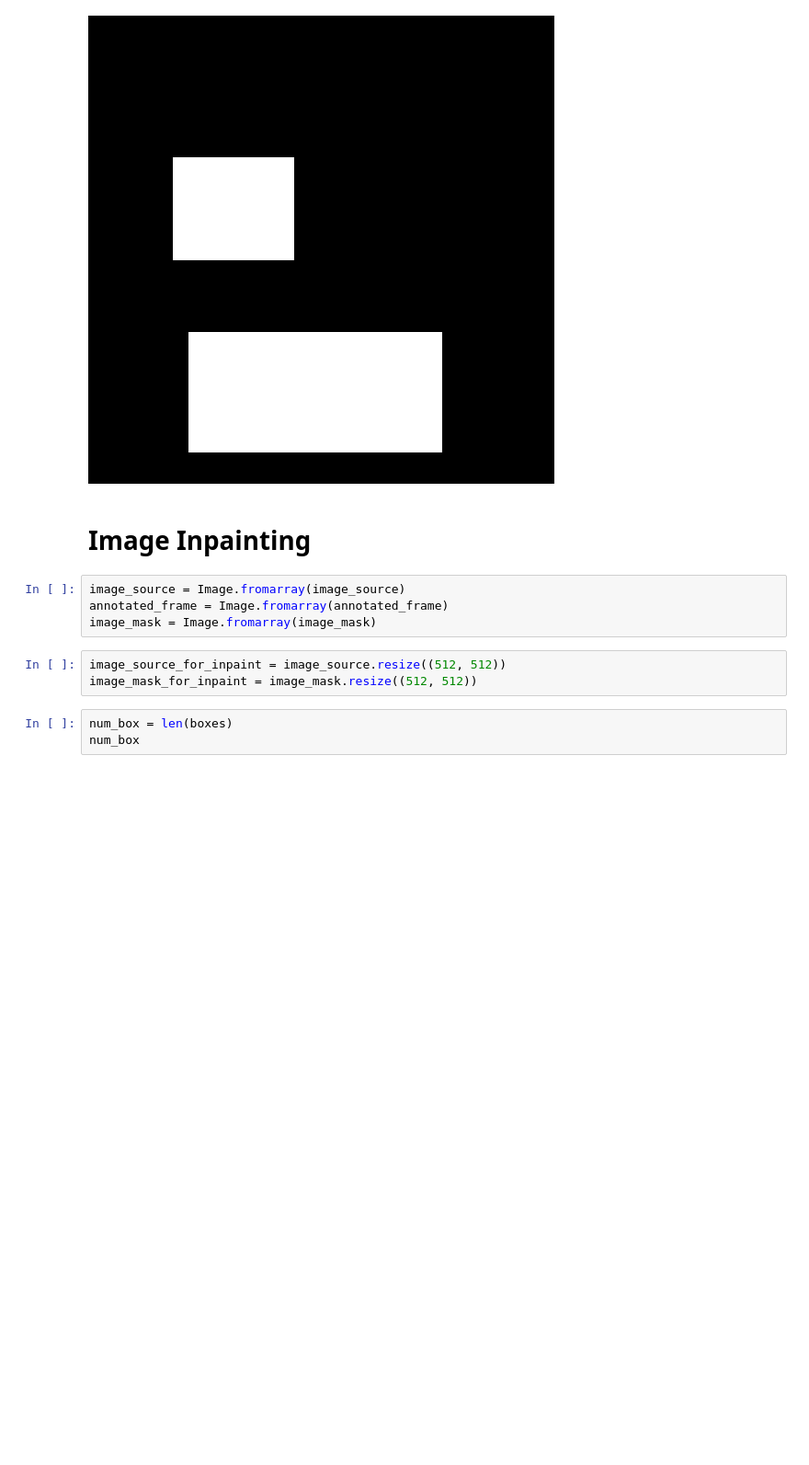
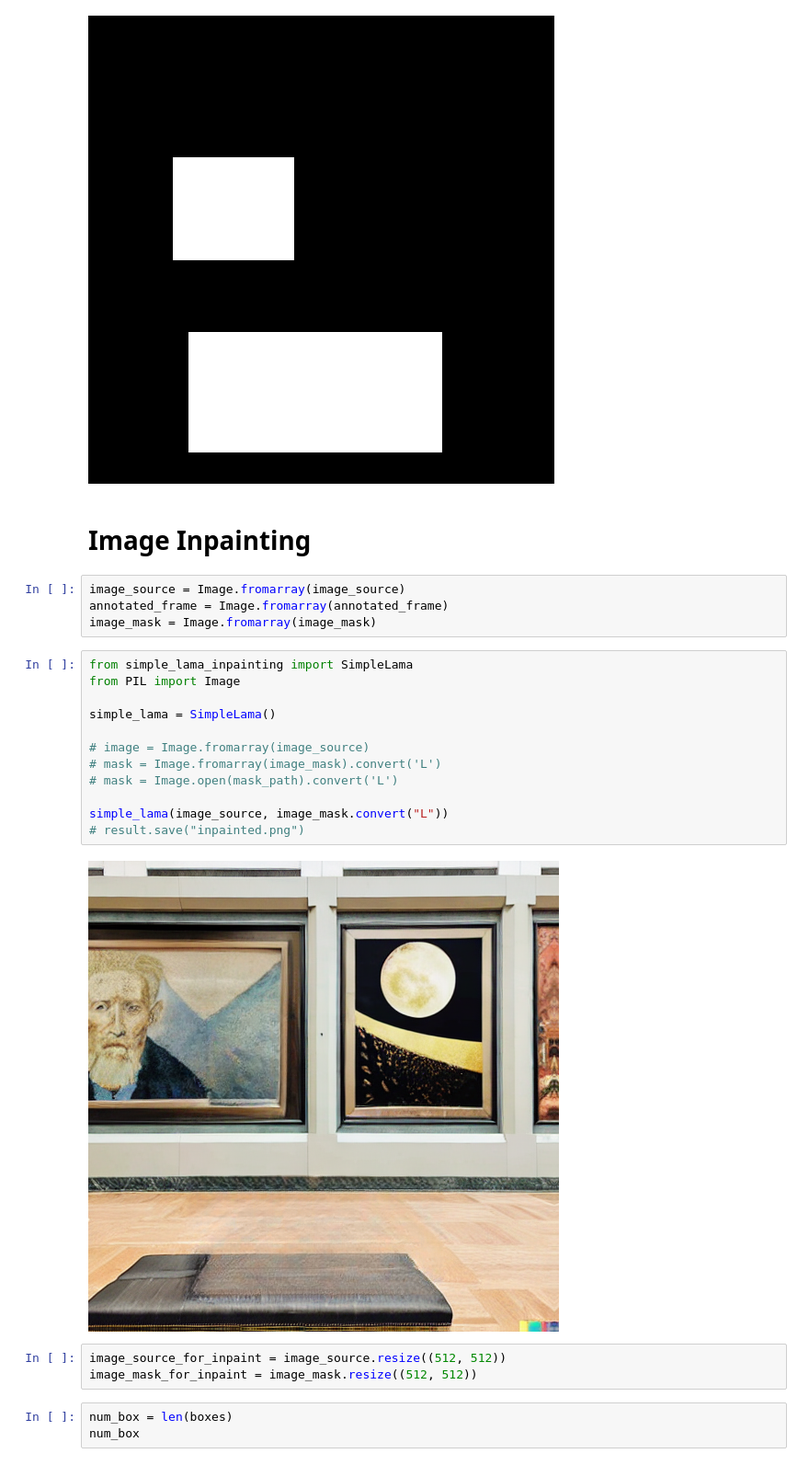
Before and after one commit to PeterCarragher/MultimodalEntitySubstitution, a Jupyter notebook: demo/image_editing_with_groundingdino_gligen.ipynb, the cells around one changed output. Shown at 92% size. Saved outputs shown, nothing was run; the diff lists cells and outputs as text; blank space fills up the shorter version.

```diff
--- a/demo/image_editing_with_groundingdino_gligen.ipynb
+++ b/demo/image_editing_with_groundingdino_gligen.ipynb
@@ -223,6 +242,20 @@ Image.fromarray(image_mask)
 image_source = Image.fromarray(image_source)
 annotated_frame = Image.fromarray(annotated_frame)
 image_mask = Image.fromarray(image_mask)
+# %%
+from simple_lama_inpainting import SimpleLama
+from PIL import Image
+
+simple_lama = SimpleLama()
+
+# image = Image.fromarray(image_source)
+# mask = Image.fromarray(image_mask).convert('L')
+# mask = Image.open(mask_path).convert('L')
+
+simple_lama(image_source, image_mask.convert("L"))
+# result.save("inpainted.png")
+# %% [output]
+[figure, added]
 # %%
 image_source_for_inpaint = image_source.resize((512, 512))
 image_mask_for_inpaint = image_mask.resize((512, 512))
```
Also changed, not shown: parts of 11 cells of this notebook, 2 other files.
